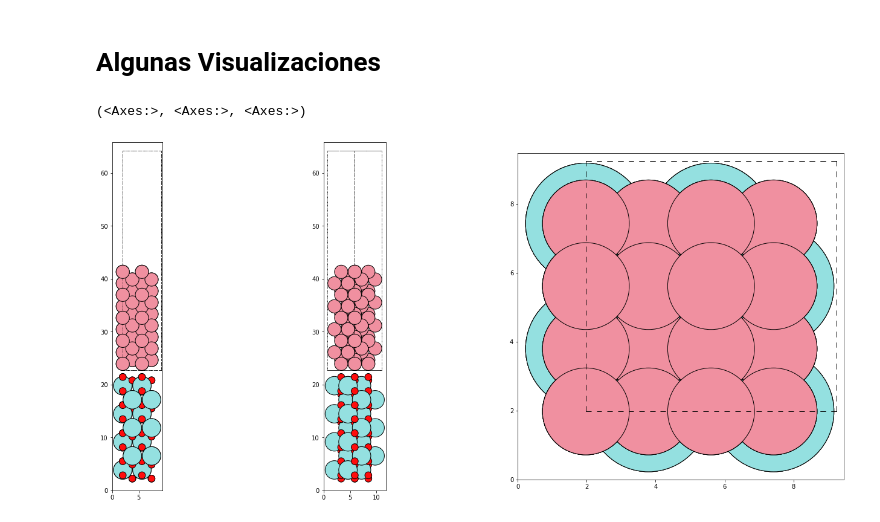
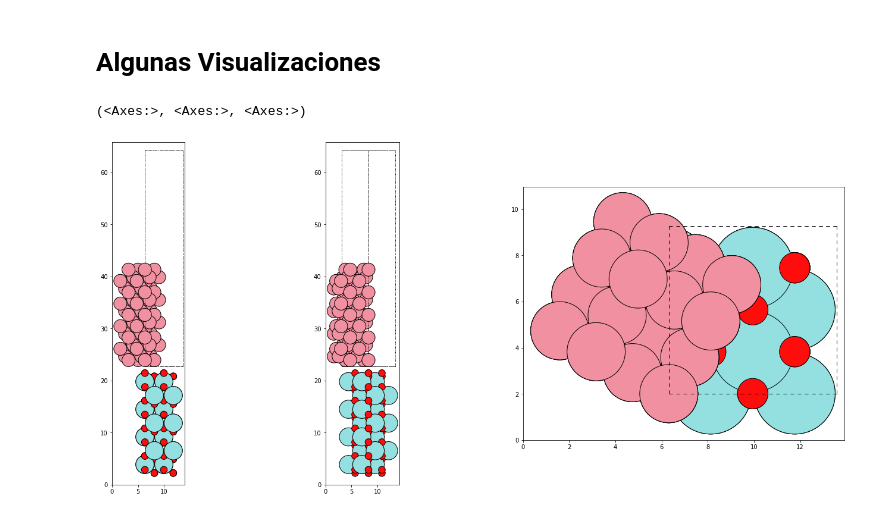
Before and after one commit to Division-Aleaciones-Especiales/ZrO2-Fractura, a Jupyter notebook: Apilamiento_10m10.ipynb, the cells around one changed output. Drawn from its saved outputs; the diff is of its cells as text; code cells hidden in the pictures.

```diff
--- a/Apilamiento_10m10.ipynb
+++ b/Apilamiento_10m10.ipynb
@@ -123,7 +123,7 @@ for stack, ang in zip(allthestacks, angs):
 # %% [markdown]
 # Algunas Visualizaciones
 # %%
-tl.plotviews(allthestacks[0])
+tl.plotviews(allthestacks[2])
 # %% [output]
 (<Axes:>, <Axes:>, <Axes:>)
-[figure, old version]
+[figure, new version]
```
Also changed, not shown: 31 other files.
